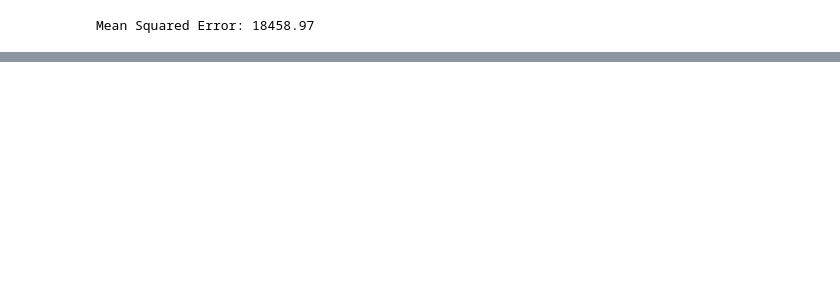
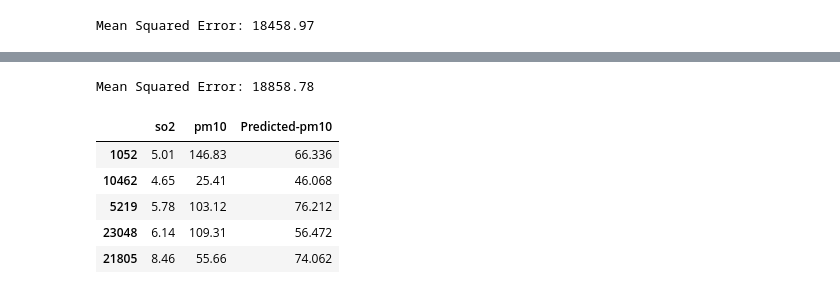
Before and after one commit to madhmanoj/ml-lab-assignment, a Jupyter notebook: lab6cse21116.ipynb, the cells around one changed output, grey strips where cells are left out. Drawn from its saved outputs; the diff is of its cells as text; code cells hidden in the pictures; blank space fills up the shorter version.

```diff
--- a/lab6cse21116.ipynb
+++ b/lab6cse21116.ipynb
@@ -66,0 +149,30 @@ Mean Squared Error: 18458.97
+# %%
+from sklearn.neighbors import KNeighborsRegressor
+
+# k-NN Regressor
+knn_regressor = KNeighborsRegressor() # 5 neighbours default
+
+knn_regressor.fit(X, y)
+
+# Show prediction V/S true value for pm10
+prediction_knn_regressor = pd.DataFrame()
+
+prediction_knn_regressor[independent_variable] = X_test
+prediction_knn_regressor[dependent_variable] = y_test
+
+# Predict testing values
+y_pred = knn_regressor.predict(X_test)
+
+prediction_knn_regressor["Predicted-" + dependent_variable] = y_pred
+
+# Calculate the mean squared error
+print(f"Mean Squared Error: {mean_squared_error(y_test, y_pred):.2f}")
+prediction_knn_regressor.head()
+# %% [output]
+Mean Squared Error: 18858.78
+|  | so2 | pm10 | Predicted-pm10 |
+| 1052 | 5.01 | 146.83 | 66.336 |
+| 10462 | 4.65 | 25.41 | 46.068 |
+| 5219 | 5.78 | 103.12 | 76.212 |
+| 23048 | 6.14 | 109.31 | 56.472 |
+| 21805 | 8.46 | 55.66 | 74.062 |
```
Also changed, not shown: parts of 4 cells of this notebook, 1 other file.
